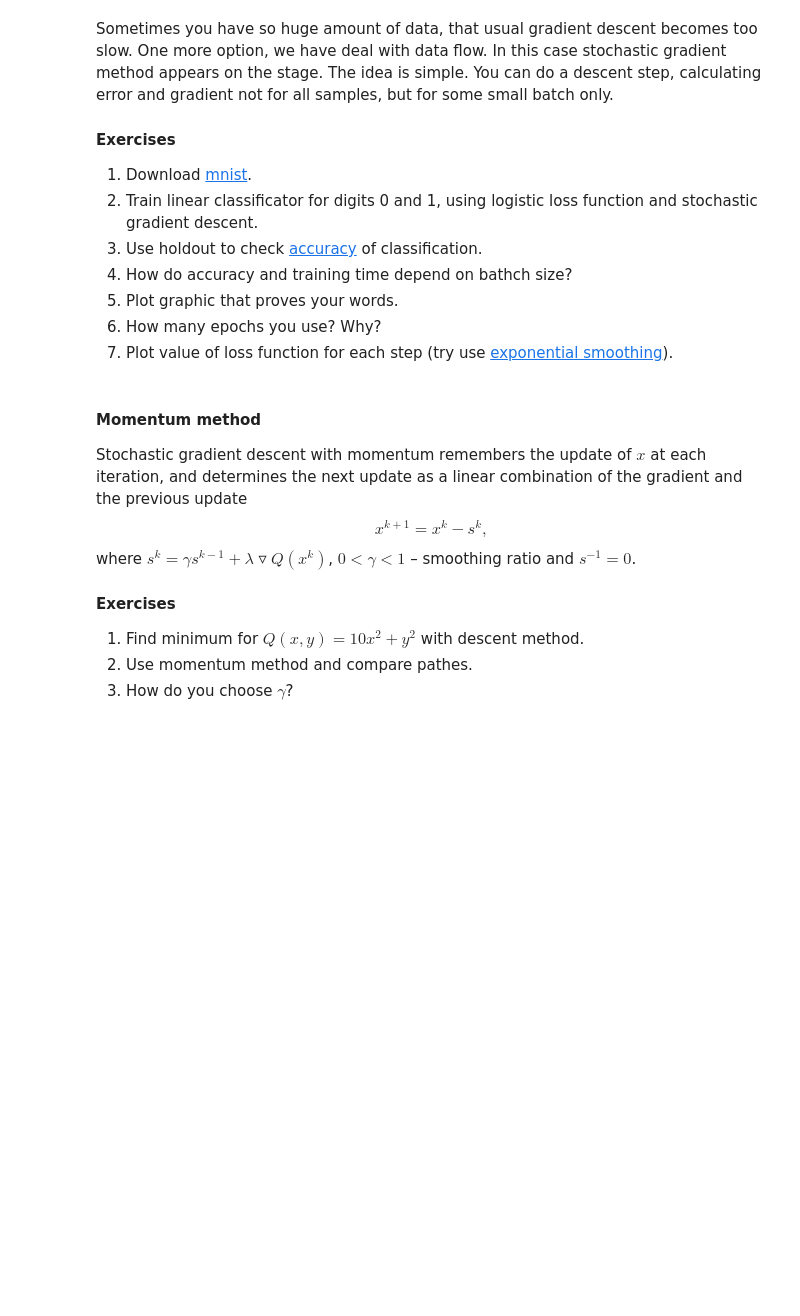
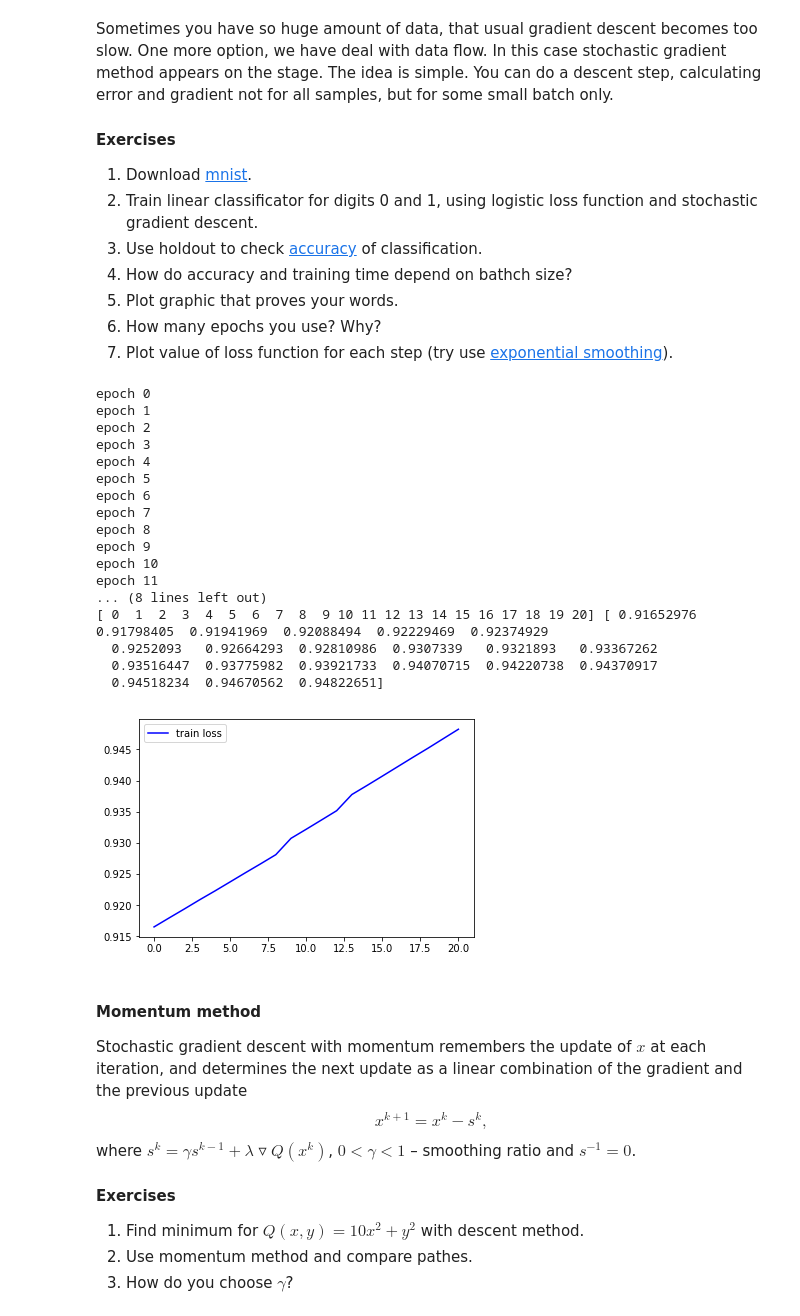
Before and after one commit to max-kuzn/squad, a Jupyter notebook: lab-1.ipynb, the cells around one changed output. Drawn from its saved outputs; the diff is of its cells as text; code cells hidden in the pictures; blank space fills up the shorter version.

```diff
--- a/lab-1.ipynb
+++ b/lab-1.ipynb
@@ -478,6 +476,84 @@ Sometimes you have so huge amount of data, that usual gradient descent becomes t
 5. Plot graphic that proves your words.
 6. How many epochs you use? Why?
 7. Plot value of loss function for each step (try use [exponential smoothing](https://en.wikipedia.org/wiki/Exponential_smoothing)).
+# %%
+import numpy as np
+
+def load_data():
+    ones = np.load('data/ones_train.npy')
+    zeros = np.load('data/zeros_train.npy')
+    X_train = np.append(ones, zeros, axis=0)
+    X_train = X_train / np.sum(X_train, axis=1)[:, np.newaxis]
+    Y_train = np.append(np.ones(ones.shape[0]), -np.ones(zeros.shape[0]))
+    return X_train, Y_train
+
+def logistic_loss(x, y, w):
+    d = -5
+    m = y * (x @ w)
+    before_d = (m <= d) * m
+    after_d = (m > d) * np.log(1 + np.exp(-m))
+    return np.sum(before_d + after_d) / x.shape[0]
+
+def logistic_loss_grad(x, y, w):
+    d = -5
+    m = y * (x @ w)
+    before_d = ((m <= d) * (-y))[:,np.newaxis] * x
+    after_d = ((m > d) * np.exp(m) / np.add(1, np.exp(m)) * y)[:, np.newaxis] * x
+    return np.sum(before_d + after_d, axis=0) / x.shape[0]
+
+def shuffle(x, y):
+    indexes = np.random.permutation(x.shape[0])
+    return x[indexes], y[indexes]
+
+def stochastic_gradient_descent(X_train, Y_train,
+                                loss_func, grad_loss,
+                                lamb,
+                                batch_size=100, epoch=5, eps=1e-4):
+    w = np.add(np.random.rand(X_train.shape[1]), -0.5) * 100
+    loss = np.array(loss_func(X_train, Y_train, w))
+    for i in range(epoch):
+        print("epoch", i)
+        X_train, Y_train = shuffle(X_train, Y_train)
+        for j in range(0, X_train.shape[0], batch_size):
+            k = j + batch_size
+            w -= lamb(X_train[j:k], Y_train[j:k], w, grad_loss) * grad_loss(X_train[j:k], Y_train[j:k], w)
+        loss = np.append(loss,
+                         np.array(loss_func(X_train, Y_train, w))
+                        )
+    return w, loss
+
+X_train, Y_train = load_data()
+
+w, loss = stochastic_gradient_descent(X_train, Y_train,
+                                      logistic_loss, logistic_loss_grad,
+                                      steepest_lamb,
+                                      epoch=20
+                                     )
+
+x = np.arange(loss.shape[0])
+print(x, loss)
+plt.plot(x, loss, 'b', label='train loss')
+plt.legend()
+plt.show()
+# %% [output]
+epoch 0
+epoch 1
+epoch 2
+epoch 3
+epoch 4
+epoch 5
+epoch 6
+epoch 7
+epoch 8
+epoch 9
+epoch 10
+epoch 11
+... (8 lines left out)
+[ 0  1  2  3  4  5  6  7  8  9 10 11 12 13 14 15 16 17 18 19 20] [ 0.91652976  0.91798405  0.91941969  0.92088494  0.92229469  0.92374929
+  0.9252093   0.92664293  0.92810986  0.9307339   0.9321893   0.93367262
+  0.93516447  0.93775982  0.93921733  0.94070715  0.94220738  0.94370917
+  0.94518234  0.94670562  0.94822651]
+[figure, added]
 # %% [markdown]
 #### Momentum method
 Stochastic gradient descent with momentum remembers the update of $x$ at each iteration, and determines the next update as a linear combination of the gradient and the previous update
```
Also changed, not shown: parts of 6 cells of this notebook, 3 other files.
